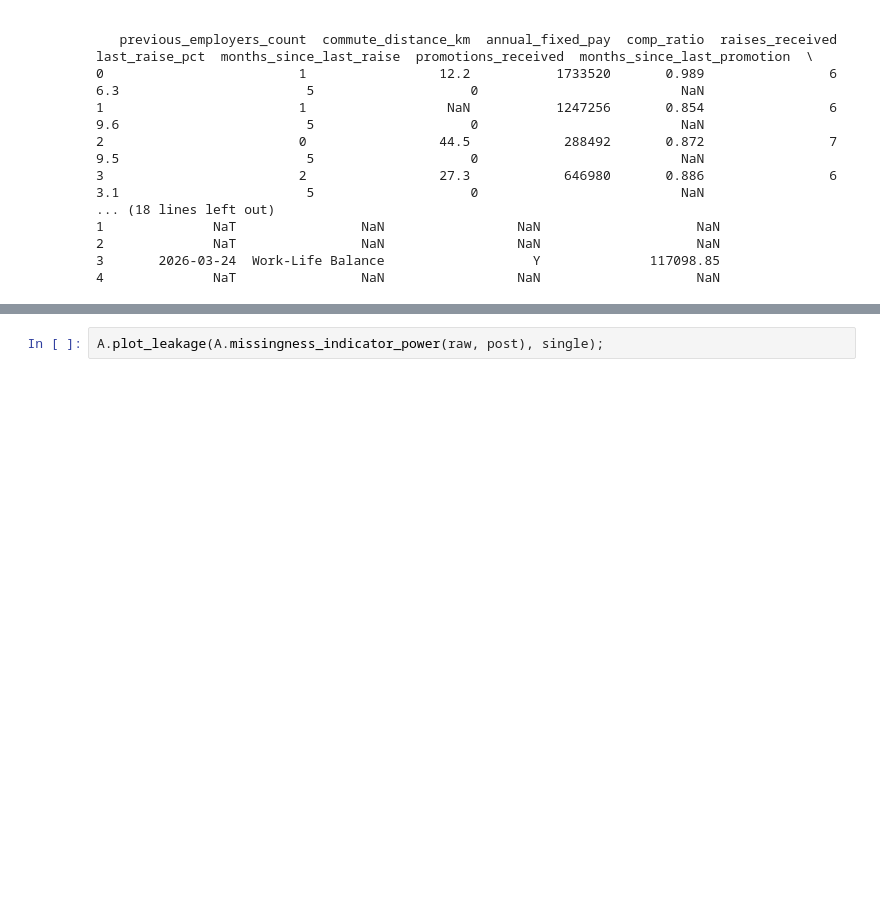
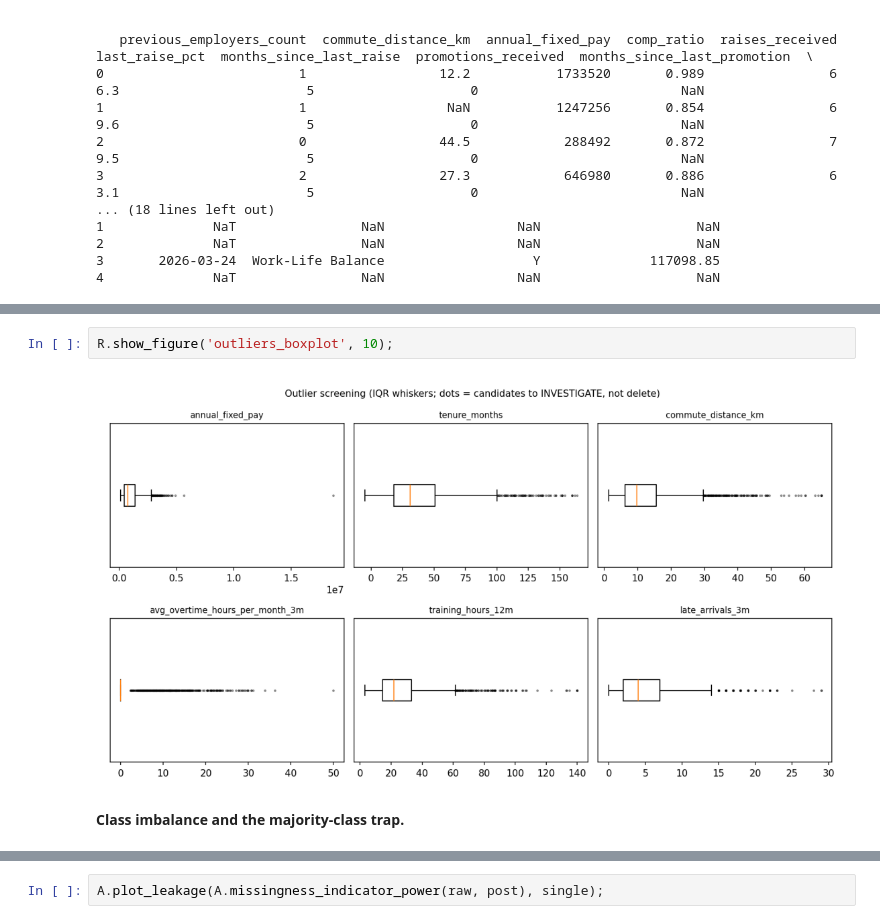
Before and after one commit to jaisurya04/cortexhr, a Jupyter notebook: 05_Starter/notebooks/01_data_audit.ipynb, the cells around one changed output, grey strips where cells are left out. Cells and saved outputs as stored; diff of their text form; blank space fills up the shorter version.

```diff
--- a/05_Starter/notebooks/01_data_audit.ipynb
+++ b/05_Starter/notebooks/01_data_audit.ipynb
@@ -188,0 +270,6 @@ A.missingness_indicator_power(raw, post)
+# %%
+R.show_figure('outliers_boxplot', 10);
+# %% [output]
+[figure, added]
+# %% [markdown]
+**Class imbalance and the majority-class trap.**
```
Also changed, not shown: parts of 93 cells of this notebook, 10 other files.
